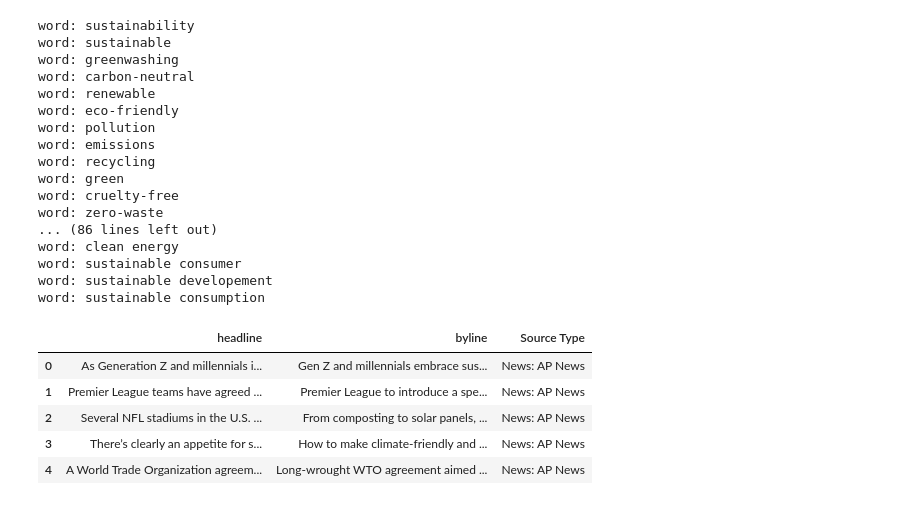
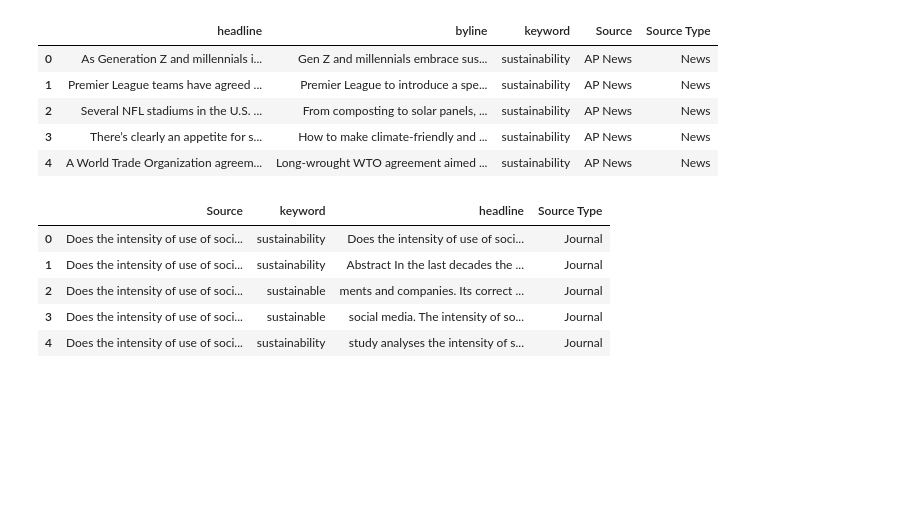
Before and after one commit to teawag-ucla/16B-Project-DTM, a Jupyter notebook: webscraping_notebook.ipynb, the cells around one changed output. Cells and saved outputs as stored; diff of their text form; code cells hidden in the pictures; blank space fills up the shorter version.

```diff
--- a/webscraping_notebook.ipynb
+++ b/webscraping_notebook.ipynb
@@ -100,71 +114,57 @@ df_journals.head()
 #ap news
 dfs_with_all_keywords = pd.DataFrame()
 for word in keywords:
-    print("word: " + word)
     url = "https://apnews.com/search?q=" + word + "%20&s=0&p="
     df_per_keyword = ws.news_webscrapper(word, url, "div", "PagePromo", "div", "PagePromo-description", "div", "PagePromo-title")
+    df_per_keyword['keyword'] = word
     dfs_with_all_keywords = pd.concat([dfs_with_all_keywords, df_per_keyword], ignore_index=True) #index thing makes everything combine well
-    #now add a column that mentions news: AP news
-    dfs_with_all_keywords["Source Type"] = "News: AP News"
+#now add a column that mentions news: AP news
+dfs_with_all_keywords["Source"] = "AP News"
+dfs_with_all_keywords["Source Type"] = "News"
 
 
 #dfs_with_all_keywords #filter with specfic words
 df_ap = dfs_with_all_keywords
 
 #bbc news
 dfs_with_all_keywords = pd.DataFrame()
 for word in keywords:
-    print("word: " + word)
     url = "https://www.bbc.com/search?q=" + str(word) + "&page="
     df_per_keyword = ws.news_webscrapper(word, url, "div", "sc-cdecfb63-0 cJcHVD", "h2", "sc-fa814188-3 ifRknM", "div", "sc-cdecfb63-3 iIFdam")
+    df_per_keyword['keyword'] = word
     dfs_with_all_keywords = pd.concat([dfs_with_all_keywords, df_per_keyword], ignore_index=True) #index thing makes everything combine well
-    #now add a column that mentions news: BBC news
-    dfs_with_all_keywords["Source Type"] = "News: BBC News"
+#now add a column that mentions news: BBC news
+dfs_with_all_keywords["Source"] = "BBC News"
+dfs_with_all_keywords["Source Type"] = "News"
 
 
 #dfs_with_all_keywords #filter with specfic words
 df_bbc = dfs_with_all_keywords
 
 #pbs news
 dfs_with_all_keywords = pd.DataFrame()
 for word in keywords:
-    print("word: " + word)
     url = "https://www.pbs.org/newshour/search-results?q=" + word + "&pnb="
     df_per_keyword = ws.news_webscrapper(word, url, "li", "search-result", "h4", "search-result__title", "p", "search-result__snippet")
+    df_per_keyword['keyword'] = word
     dfs_with_all_keywords = pd.concat([dfs_with_all_keywords, df_per_keyword], ignore_index=True) #index thing makes everything combine well
-    #now add a column that mentions news: BBC news
-    dfs_with_all_keywords["Source Type"] = "News: PBS News"
+#now add a column that mentions news: BBC news
+dfs_with_all_keywords["Source"] = "PBS News"
+dfs_with_all_keywords["Source Type"] = "News"
 
 df_pbs= dfs_with_all_keywords
 
 #putting them together
 df_news = pd.concat([df_ap, df_bbc], ignore_index=True)
 df_news = pd.concat([df_news, df_pbs], ignore_index=True)
 df_news.head()
 # %% [output]
-word: sustainability
-word: sustainable
-word: greenwashing
-word: carbon-neutral
-word: renewable
-word: eco-friendly
-word: pollution
-word: emissions
-word: recycling
-word: green
-word: cruelty-free
-word: zero-waste
-... (86 lines left out)
-word: clean energy
-word: sustainable consumer
-word: sustainable developement
-word: sustainable consumption
-|  | headline | byline | Source Type |
-| 0 | As Generation Z and millennials i... | Gen Z and millennials embrace sus... | News: AP News |
-| 1 | Premier League teams have agreed ... | Premier League to introduce a spe... | News: AP News |
-| 2 | Several NFL stadiums in the U.S. ... | From composting to solar panels, ... | News: AP News |
-| 3 | There’s clearly an appetite for s... | How to make climate-friendly and ... | News: AP News |
-| 4 | A World Trade Organization agreem... | Long-wrought WTO agreement aimed ... | News: AP News |
+|  | headline | byline | keyword | Source | Source Type |
+| 0 | As Generation Z and millennials i... | Gen Z and millennials embrace sus... | sustainability | AP News | News |
+| 1 | Premier League teams have agreed ... | Premier League to introduce a spe... | sustainability | AP News | News |
+| 2 | Several NFL stadiums in the U.S. ... | From composting to solar panels, ... | sustainability | AP News | News |
+| 3 | There’s clearly an appetite for s... | How to make climate-friendly and ... | sustainability | AP News | News |
+| 4 | A World Trade Organization agreem... | Long-wrought WTO agreement aimed ... | sustainability | AP News | News |
 # %%
 #Magazines
 #WARNING: this section is very slow, try not to run more than is needed
@@ -229,0 +220,16 @@ df_all_sources.to_csv('webscraped_data.csv', index=False)
+# %%
+#making one consistant dataframe and saving all of the data
+df_journal_renamed = df_journals.rename(columns={'text': 'headline', 'Journal Name': 'Source'})
+df_news_dropped = df_news.drop(columns=['byline'])
+df_magazines_dropped = df_magazines.drop(columns=['byline', 'date'])
+
+df_all_sources = pd.concat([df_journal_renamed, df_news_dropped], ignore_index=True)
+df_all_sources.to_csv('webscraped_data.csv', index=False)
+df_all_sources.head()
+# %% [output]
+|  | Source | keyword | headline | Source Type |
+| 0 | Does the intensity of use of soci... | sustainability | Does the intensity of use of soci... | Journal |
+| 1 | Does the intensity of use of soci... | sustainability | Abstract In the last decades the ... | Journal |
+| 2 | Does the intensity of use of soci... | sustainable | ments and companies. Its correct ... | Journal |
+| 3 | Does the intensity of use of soci... | sustainable | social media. The intensity of so... | Journal |
+| 4 | Does the intensity of use of soci... | sustainability | study analyses the intensity of s... | Journal |
```
Also changed, not shown: parts of 3 cells of this notebook.
